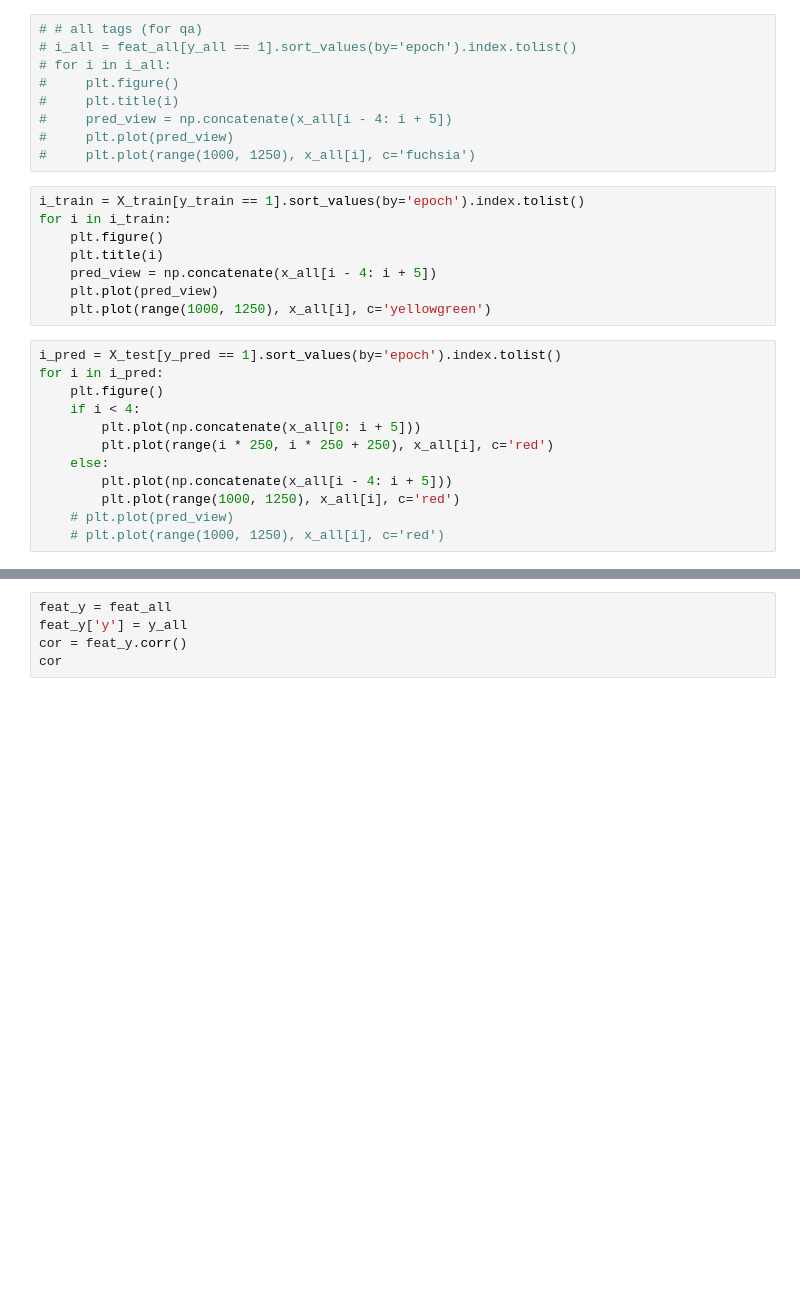
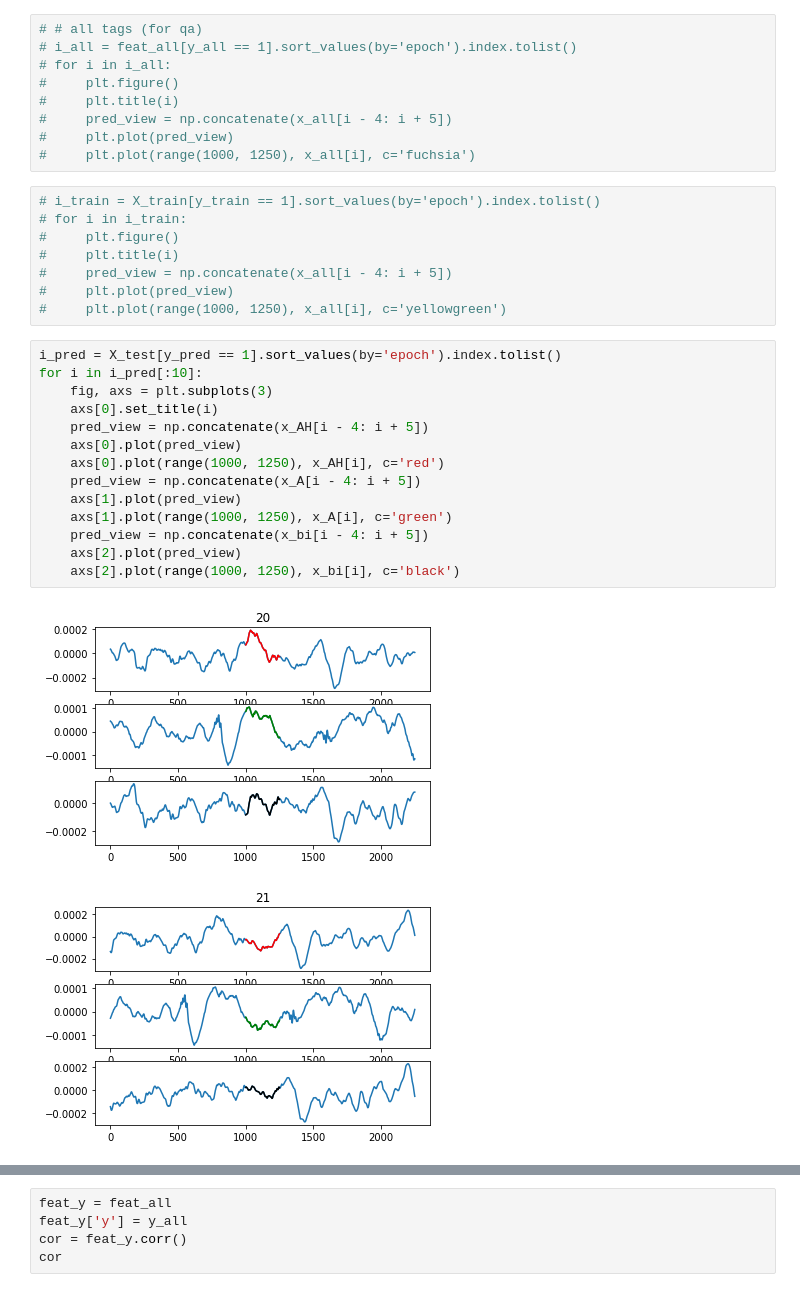
Before and after one commit to The1per/spikes_notebooks, a Jupyter notebook: yasa_model.ipynb, the cells around one changed output, grey strips where cells are left out. Cells and saved outputs as stored; diff of their text form; blank space fills up the shorter version.

```diff
--- a/yasa_model.ipynb
+++ b/yasa_model.ipynb
@@ -320,22 +340,27 @@ plt.show()
 #     plt.plot(pred_view)
 #     plt.plot(range(1000, 1250), x_all[i], c='fuchsia')
 # %%
-i_train = X_train[y_train == 1].sort_values(by='epoch').index.tolist()
-for i in i_train:
-    plt.figure()
-    plt.title(i)
-    pred_view = np.concatenate(x_all[i - 4: i + 5])
-    plt.plot(pred_view)
-    plt.plot(range(1000, 1250), x_all[i], c='yellowgreen')
+# i_train = X_train[y_train == 1].sort_values(by='epoch').index.tolist()
+# for i in i_train:
+#     plt.figure()
+#     plt.title(i)
+#     pred_view = np.concatenate(x_all[i - 4: i + 5])
+#     plt.plot(pred_view)
+#     plt.plot(range(1000, 1250), x_all[i], c='yellowgreen')
-# %%
-i_pred = X_test[y_pred == 1].sort_values(by='epoch').index.tolist()
-for i in i_pred:
-    plt.figure()
-    if i < 4:
-        plt.plot(np.concatenate(x_all[0: i + 5]))
-        plt.plot(range(i * 250, i * 250 + 250), x_all[i], c='red')
-    else:
-        plt.plot(np.concatenate(x_all[i - 4: i + 5]))
-        plt.plot(range(1000, 1250), x_all[i], c='red')
-    # plt.plot(pred_view)
-    # plt.plot(range(1000, 1250), x_all[i], c='red')
+# %%
+i_pred = X_test[y_pred == 1].sort_values(by='epoch').index.tolist()
+for i in i_pred[:10]:
+    fig, axs = plt.subplots(3)
+    axs[0].set_title(i)
+    pred_view = np.concatenate(x_AH[i - 4: i + 5])
+    axs[0].plot(pred_view)
+    axs[0].plot(range(1000, 1250), x_AH[i], c='red')
+    pred_view = np.concatenate(x_A[i - 4: i + 5])
+    axs[1].plot(pred_view)
+    axs[1].plot(range(1000, 1250), x_A[i], c='green')
+    pred_view = np.concatenate(x_bi[i - 4: i + 5])
+    axs[2].plot(pred_view)
+    axs[2].plot(range(1000, 1250), x_bi[i], c='black')
+# %% [output]
+[figure, added]
+[figure, added]
```
Also changed, not shown: parts of 22 cells of this notebook.
